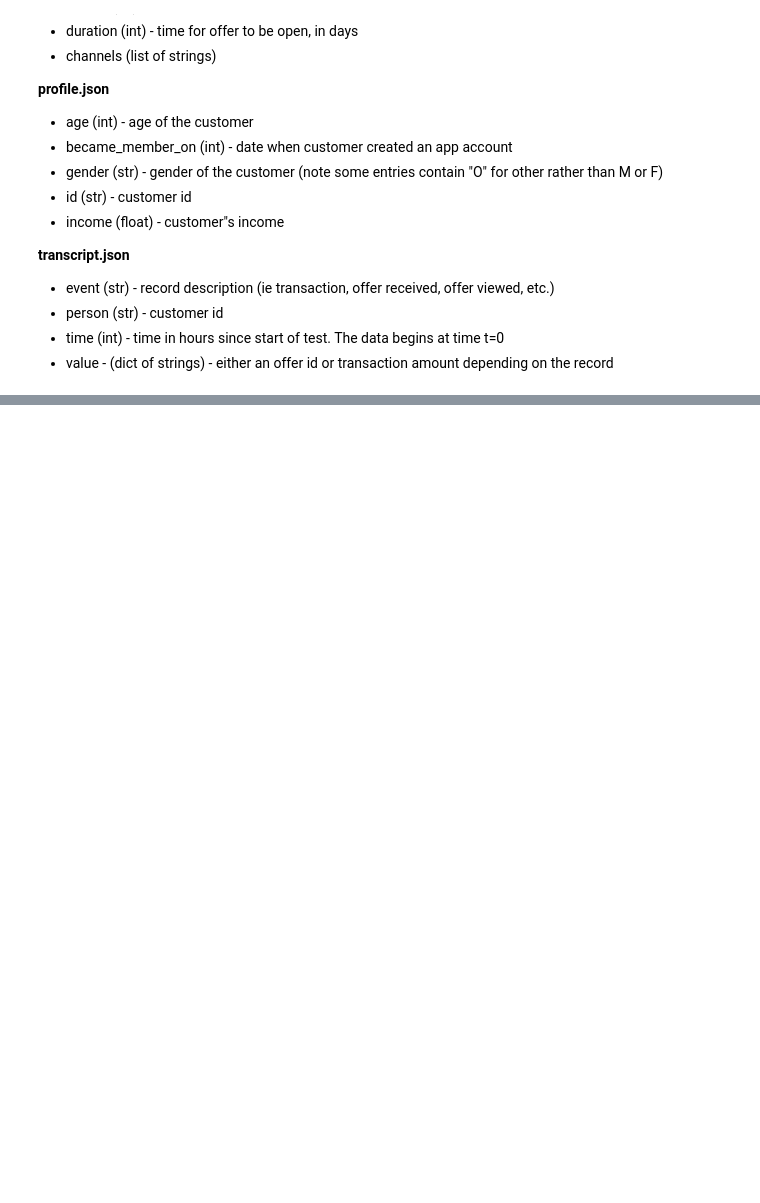
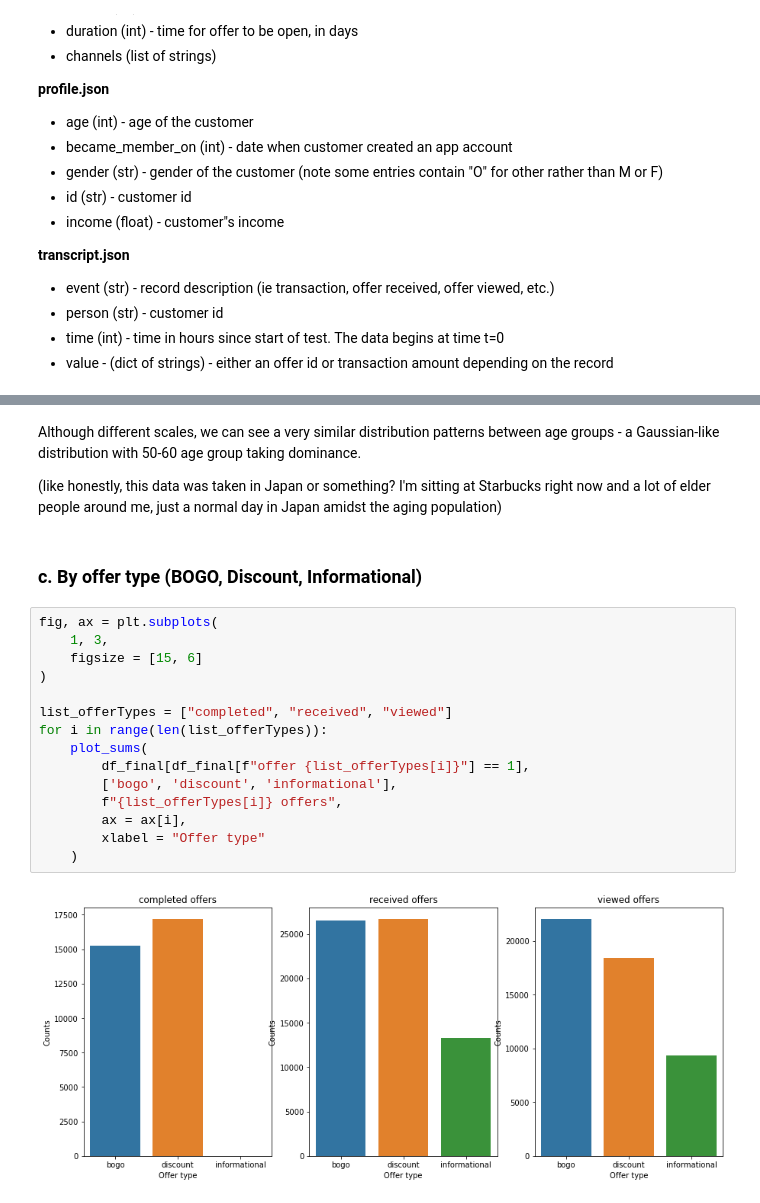
Before and after one commit to TranHuuNhatHuy/UdacityDataScience, a Jupyter notebook: V.DataScientistCapstone/Starbucks_Capstone_notebook.ipynb, the cells around one changed output, grey strips where cells are left out. Cells and saved outputs as stored; diff of their text form; blank space fills up the shorter version.

```diff
--- a/V.DataScientistCapstone/Starbucks_Capstone_notebook.ipynb
+++ b/V.DataScientistCapstone/Starbucks_Capstone_notebook.ipynb
@@ -105,0 +690,23 @@ portfolio.head()
+# %% [markdown]
+Although different scales, we can see a very similar distribution patterns between age groups - a Gaussian-like distribution with 50-60 age group taking dominance.
+
+(like honestly, this data was taken in Japan or something? I'm sitting at Starbucks right now and a lot of elder people around me, just a normal day in Japan amidst the aging population)
+# %% [markdown]
+### c. By offer type (BOGO, Discount, Informational)
+# %%
+fig, ax = plt.subplots(
+    1, 3,
+    figsize = [15, 6]
+)
+
+list_offerTypes = ["completed", "received", "viewed"]
+for i in range(len(list_offerTypes)):
+    plot_sums(
+        df_final[df_final[f"offer {list_offerTypes[i]}"] == 1],
+        ['bogo', 'discount', 'informational'],
+        f"{list_offerTypes[i]} offers",
+        ax = ax[i],
+        xlabel = "Offer type"
+    )
+# %% [output]
+[figure, added]
```
Also changed, not shown: parts of 62 cells of this notebook, 3 other files.
